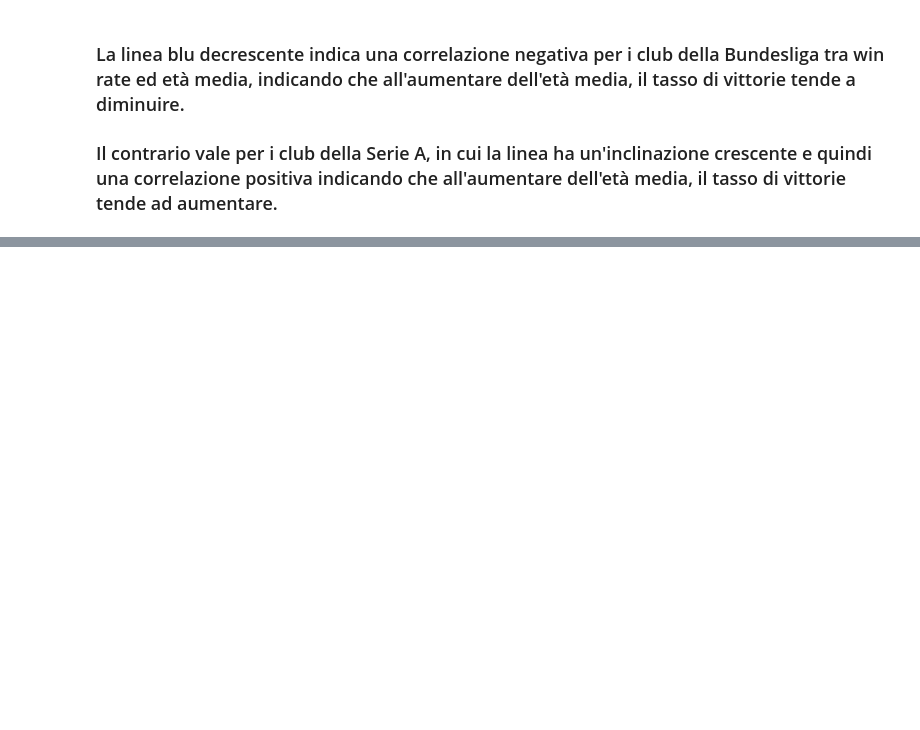
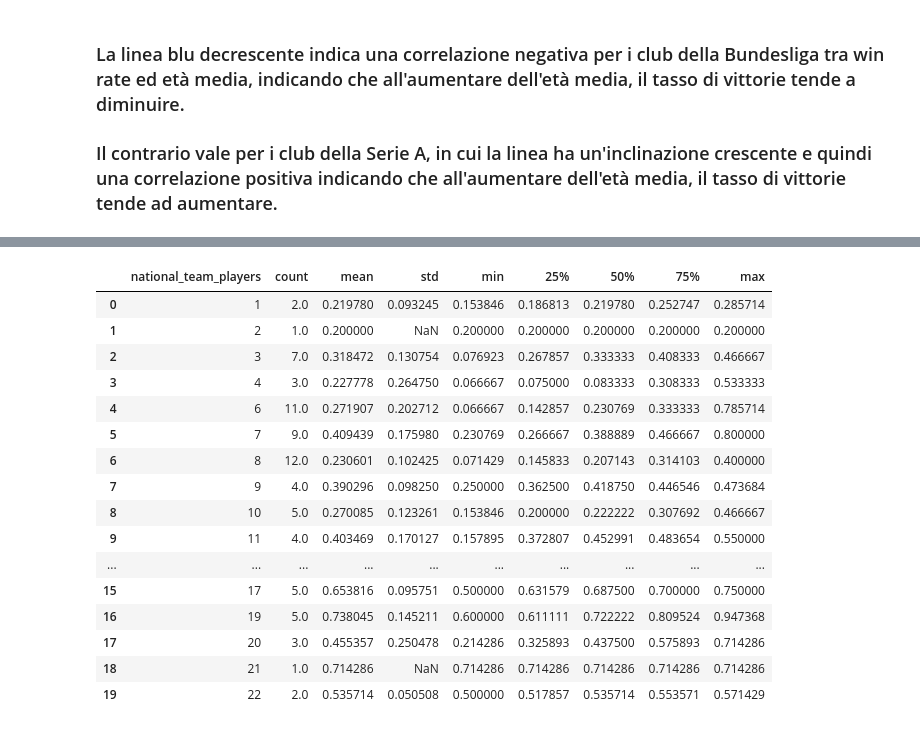
Before and after one commit to IUM-TWEB/Footbrawl, a Jupyter notebook: DataAnalytics/Clubs.ipynb, the cells around one changed output, grey strips where cells are left out. Saved outputs shown, nothing was run; the diff lists cells and outputs as text; code cells hidden in the pictures; blank space fills up the shorter version.

```diff
--- a/DataAnalytics/Clubs.ipynb
+++ b/DataAnalytics/Clubs.ipynb
@@ -815,0 +830,21 @@ plt.show()
+# %%
+#Raggruppo per gli stessi valori numerici sui giocatori nazionali per analizzare il win rate
+clubs_df.groupby('national_team_players')['win_rate'].describe().reset_index()
+# %% [output]
+|  | national_team_players | count | mean | std | min | 25% | 50% | 75% | max |
+| 0 | 1 | 2.0 | 0.219780 | 0.093245 | 0.153846 | 0.186813 | 0.219780 | 0.252747 | 0.285714 |
+| 1 | 2 | 1.0 | 0.200000 | NaN | 0.200000 | 0.200000 | 0.200000 | 0.200000 | 0.200000 |
+| 2 | 3 | 7.0 | 0.318472 | 0.130754 | 0.076923 | 0.267857 | 0.333333 | 0.408333 | 0.466667 |
+| 3 | 4 | 3.0 | 0.227778 | 0.264750 | 0.066667 | 0.075000 | 0.083333 | 0.308333 | 0.533333 |
+| 4 | 6 | 11.0 | 0.271907 | 0.202712 | 0.066667 | 0.142857 | 0.230769 | 0.333333 | 0.785714 |
+| 5 | 7 | 9.0 | 0.409439 | 0.175980 | 0.230769 | 0.266667 | 0.388889 | 0.466667 | 0.800000 |
+| 6 | 8 | 12.0 | 0.230601 | 0.102425 | 0.071429 | 0.145833 | 0.207143 | 0.314103 | 0.400000 |
+| 7 | 9 | 4.0 | 0.390296 | 0.098250 | 0.250000 | 0.362500 | 0.418750 | 0.446546 | 0.473684 |
+| 8 | 10 | 5.0 | 0.270085 | 0.123261 | 0.153846 | 0.200000 | 0.222222 | 0.307692 | 0.466667 |
+| 9 | 11 | 4.0 | 0.403469 | 0.170127 | 0.157895 | 0.372807 | 0.452991 | 0.483654 | 0.550000 |
+| ... | ... | ... | ... | ... | ... | ... | ... | ... | ... |
+| 15 | 17 | 5.0 | 0.653816 | 0.095751 | 0.500000 | 0.631579 | 0.687500 | 0.700000 | 0.750000 |
+| 16 | 19 | 5.0 | 0.738045 | 0.145211 | 0.600000 | 0.611111 | 0.722222 | 0.809524 | 0.947368 |
+| 17 | 20 | 3.0 | 0.455357 | 0.250478 | 0.214286 | 0.325893 | 0.437500 | 0.575893 | 0.714286 |
+| 18 | 21 | 1.0 | 0.714286 | NaN | 0.714286 | 0.714286 | 0.714286 | 0.714286 | 0.714286 |
+| 19 | 22 | 2.0 | 0.535714 | 0.050508 | 0.500000 | 0.517857 | 0.535714 | 0.553571 | 0.571429 |
```
Also changed, not shown: parts of 13 cells of this notebook.
